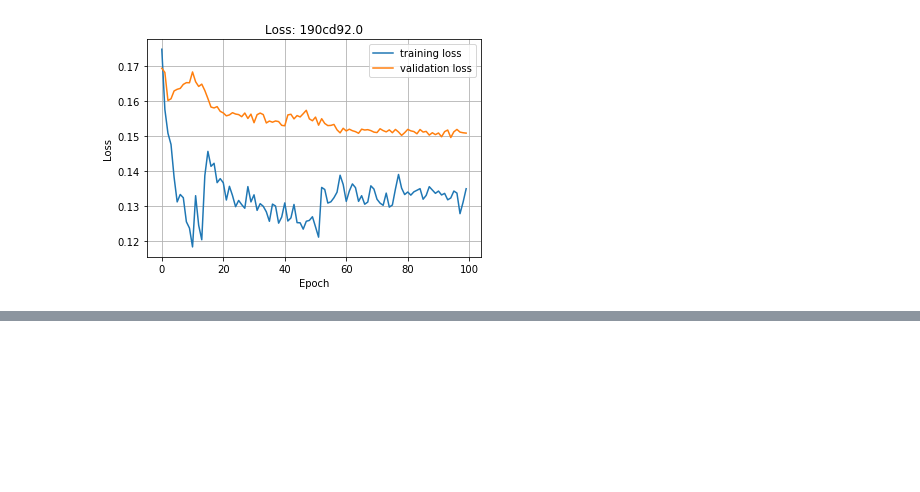
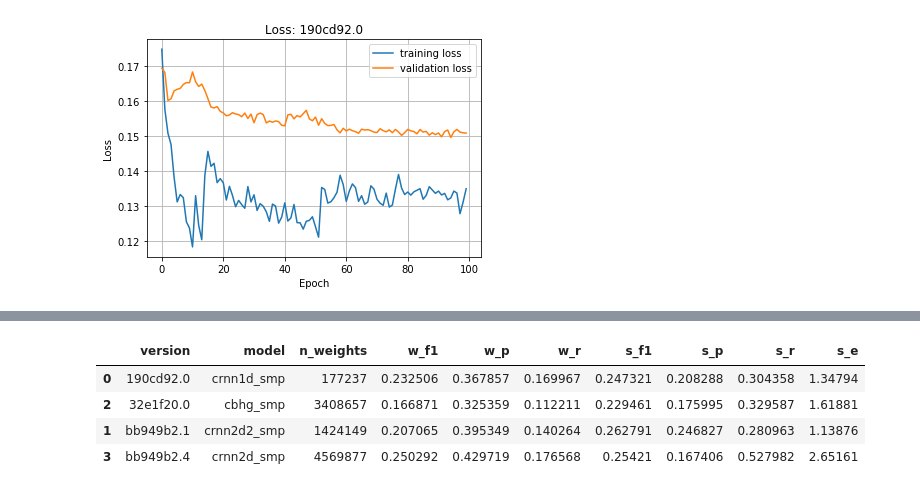
Before and after one commit to marl/milsed, a Jupyter notebook: notebooks/v1/01_model_results.ipynb, the cells around one changed output, grey strips where cells are left out. Cells and saved outputs as stored; diff of their text form; code cells hidden in the pictures; blank space fills up the shorter version.

```diff
--- a/notebooks/v1/01_model_results.ipynb
+++ b/notebooks/v1/01_model_results.ipynb
@@ -55,0 +162,9 @@ Loss:
+# %%
+models4 = (['190cd92.0', 'bb949b2.4', '32e1f20.0', 'bb949b2.1'])
+milsed.eval.compare_results(OUTPUT_PATH, models4)
+# %% [output]
+|  | version | model | n_weights | w_f1 | w_p | w_r | s_f1 | s_p | s_r | s_e |
+| 0 | 190cd92.0 | crnn1d_smp | 177237 | 0.232506 | 0.367857 | 0.169967 | 0.247321 | 0.208288 | 0.304358 | 1.34794 |
+| 2 | 32e1f20.0 | cbhg_smp | 3408657 | 0.166871 | 0.325359 | 0.112211 | 0.229461 | 0.175995 | 0.329587 | 1.61881 |
+| 1 | bb949b2.1 | crnn2d2_smp | 1424149 | 0.207065 | 0.395349 | 0.140264 | 0.262791 | 0.246827 | 0.280963 | 1.13876 |
+| 3 | bb949b2.4 | crnn2d_smp | 4569877 | 0.250292 | 0.429719 | 0.176568 | 0.25421 | 0.167406 | 0.527982 | 2.65161 |
```
Also changed, not shown: parts of 14 cells of this notebook.
